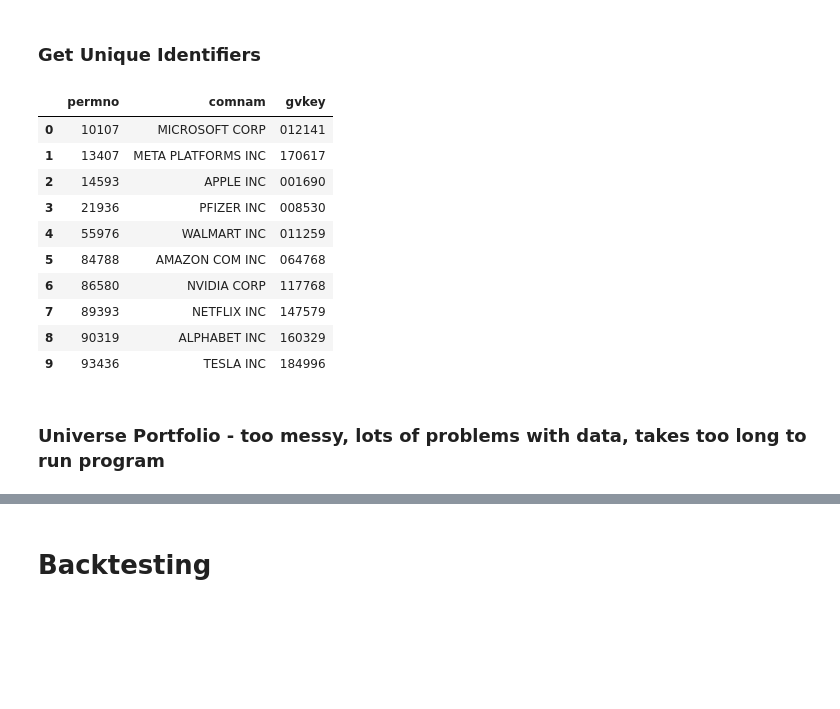
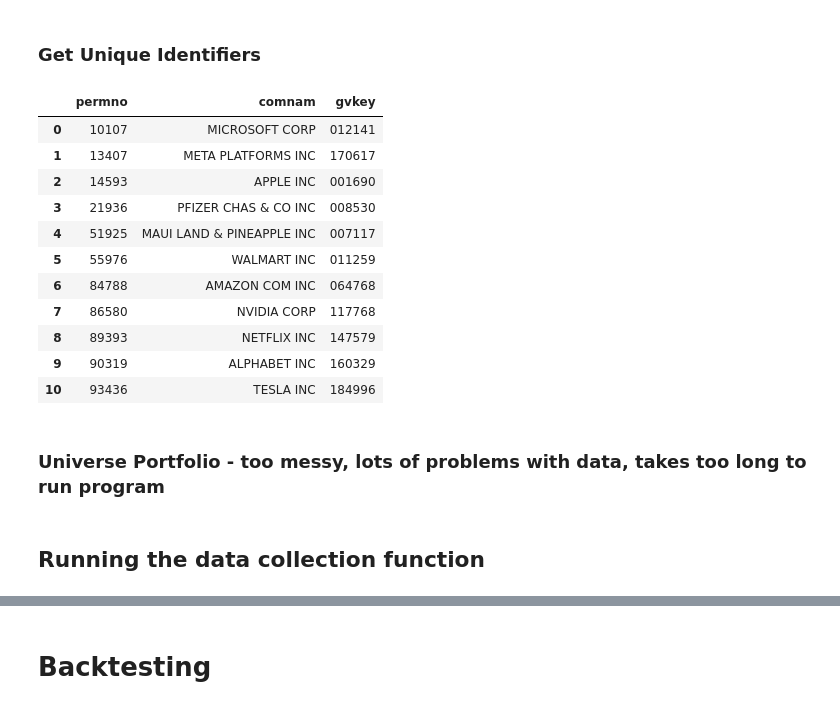
Before and after one commit to veervohra03/CashHedged, a Jupyter notebook: Veer-Base.ipynb, the cells around one changed output, grey strips where cells are left out. Drawn from its saved outputs; the diff is of its cells as text; code cells hidden in the pictures; blank space fills up the shorter version.

```diff
--- a/Veer-Base.ipynb
+++ b/Veer-Base.ipynb
@@ -359,47 +359,52 @@ comps[comps['company_name'].str.contains(f'{company_search}')]
 # %%
 def get_gvkey(permno):
     link = conn.raw_sql(f'''
     SELECT *
     FROM crsp.ccmxpf_linktable
     WHERE lpermno = {permno};
     ''')
     return link['gvkey'][0]
 
-query = """
-select distinct on (a.permno) a.permno, a.comnam
-from crsp.stocknames a
-where a.comnam ilike '%%alphabet%%' and a.cusip like '02079K30'
-    or a.comnam ilike '%%amazon%%'
-    or a.comnam ilike 'apple inc%%'
-    or a.comnam ilike '%%meta platforms%%'
-    or a.comnam ilike '%%microsoft%%'
-    or a.comnam ilike '%%nvidia%%'
-    or a.comnam ilike '%%tesla inc%%'
-    or a.comnam ilike '%%netflix%%'
-    or a.comnam ilike '%%walmart%%'
-    or a.comnam ilike '%%pfizer%%'
+ids = conn.raw_sql("""
+SELECT
+    DISTINCT ON (a.permno)
+    a.permno,
+    a.comnam
+FROM
+    crsp.stocknames a
+WHERE
+    a.comnam ilike '%%alphabet%%' AND a.cusip like '02079K30' OR
+    a.comnam ilike '%%amazon%%' OR
+    a.comnam ilike '%%apple inc%%' OR
+    a.comnam ilike '%%meta platforms%%' OR
+    a.comnam ilike '%%microsoft%%' OR
+    a.comnam ilike '%%nvidia%%' OR
+    a.comnam ilike '%%tesla inc%%' OR
+    a.comnam ilike '%%netflix%%' OR
+    a.comnam ilike '%%walmart%%' OR
+    a.comnam ilike '%%pfizer%%'
 ;
-"""
+""")
 
-ids = conn.raw_sql(query)
 permnos = ids['permno'].to_list()
 
 gvkeys = [get_gvkey(permno) for permno in permnos]
 ids['gvkey'] = gvkeys
 
 ids
 # %% [output]
 |  | permno | comnam | gvkey |
 | 0 | 10107 | MICROSOFT CORP | 012141 |
 | 1 | 13407 | META PLATFORMS INC | 170617 |
 | 2 | 14593 | APPLE INC | 001690 |
-| 3 | 21936 | PFIZER INC | 008530 |
-| 4 | 55976 | WALMART INC | 011259 |
-| 5 | 84788 | AMAZON COM INC | 064768 |
-| 6 | 86580 | NVIDIA CORP | 117768 |
-| 7 | 89393 | NETFLIX INC | 147579 |
-| 8 | 90319 | ALPHABET INC | 160329 |
-| 9 | 93436 | TESLA INC | 184996 |
+| 3 | 21936 | PFIZER CHAS & CO INC | 008530 |
+| 4 | 51925 | MAUI LAND & PINEAPPLE INC | 007117 |
+| 5 | 55976 | WALMART INC | 011259 |
+| 6 | 84788 | AMAZON COM INC | 064768 |
+| 7 | 86580 | NVIDIA CORP | 117768 |
+| 8 | 89393 | NETFLIX INC | 147579 |
+| 9 | 90319 | ALPHABET INC | 160329 |
+| 10 | 93436 | TESLA INC | 184996 |
 # %% [markdown]
 ### Universe Portfolio - too messy, lots of problems with data, takes too long to run  program
 # %%
@@ -427,6 +432,8 @@ ids
 # ids['gvkey'] = gvkeys
 
 # ids
+# %% [markdown]
+## Running the data collection function
 # %%
 out = main(ids) # input is any table with [permno, gvkey, comnam]
 
```
Also changed, not shown: parts of 13 cells of this notebook.
